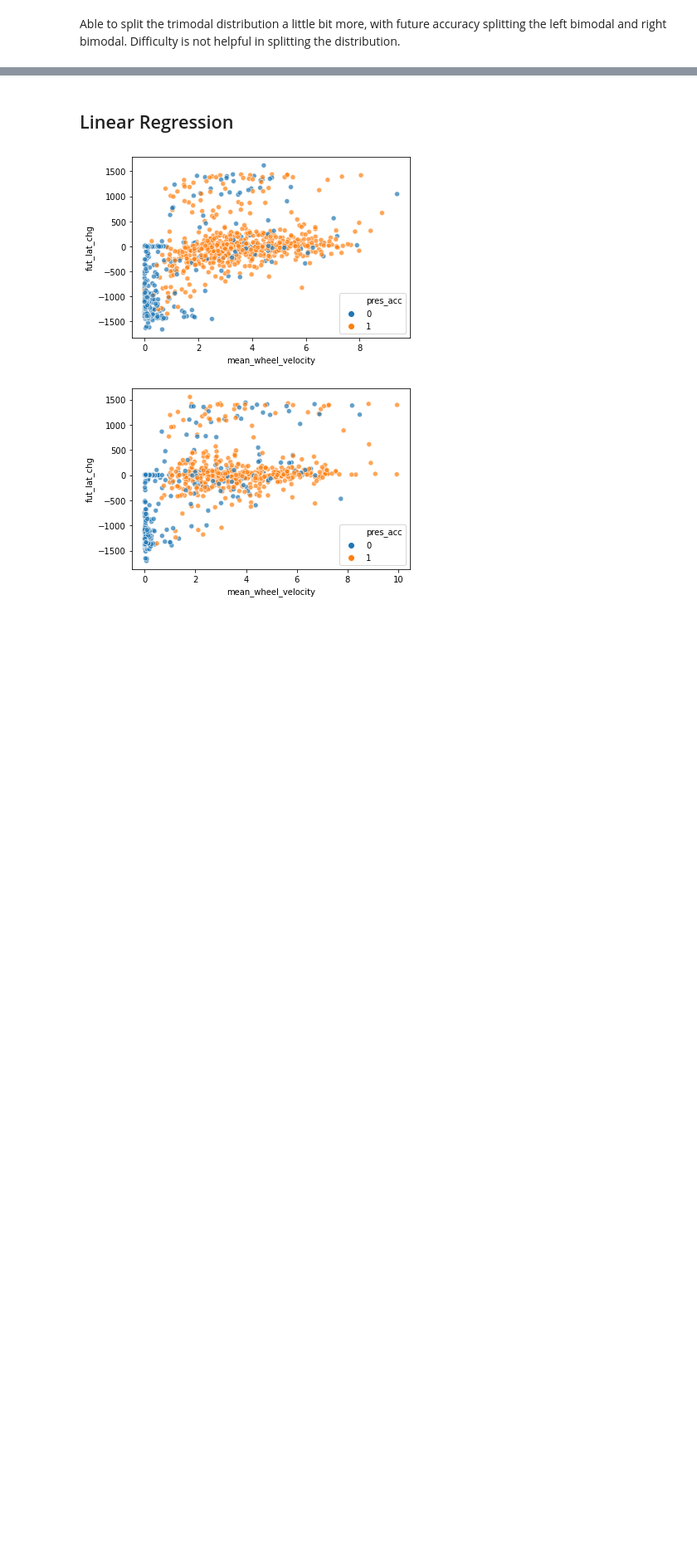
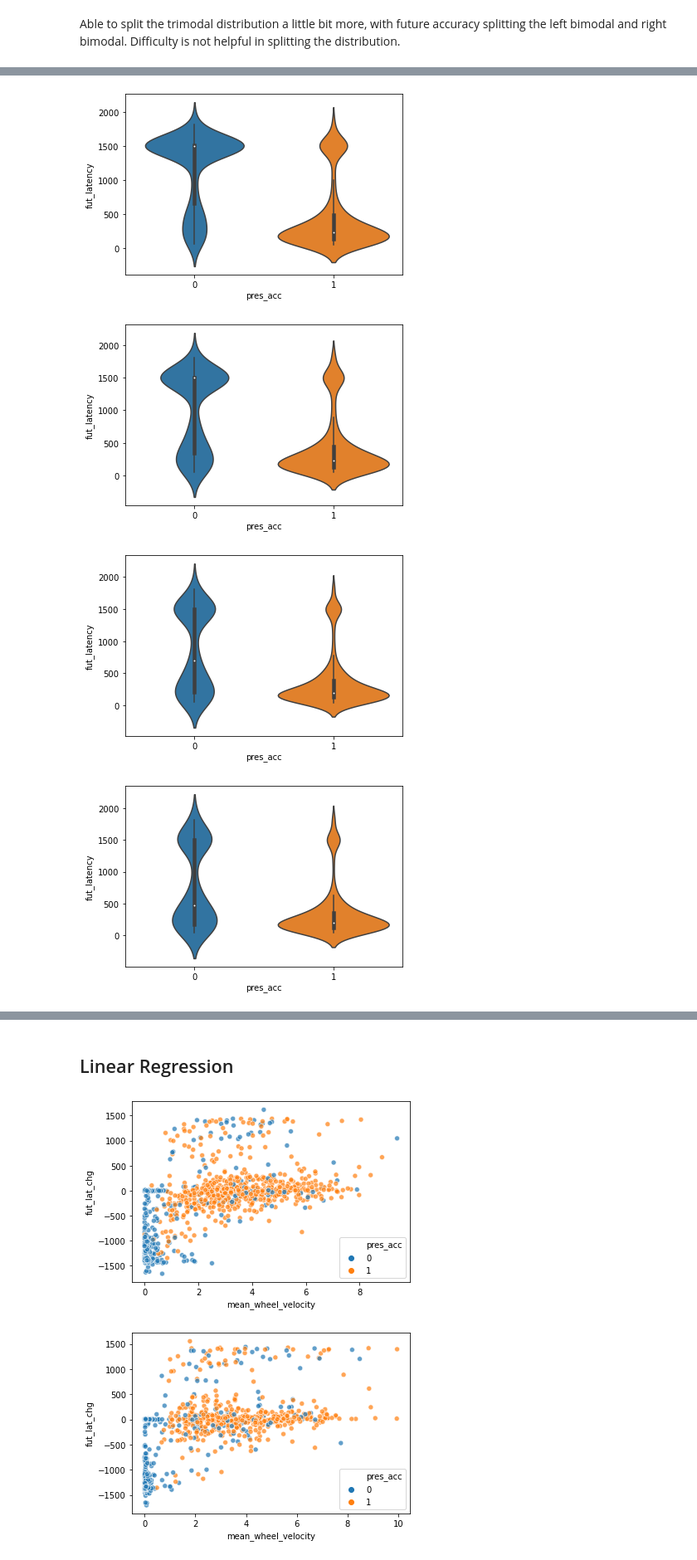
Before and after one commit to jordanlei/neuromatch-project, a Jupyter notebook: allen_main_ntbk.ipynb, the cells around one changed output, grey strips where cells are left out. Shown at 83% size. Saved outputs shown, nothing was run; the diff lists cells and outputs as text; code cells hidden in the pictures; blank space fills up the shorter version.

```diff
--- a/allen_main_ntbk.ipynb
+++ b/allen_main_ntbk.ipynb
@@ -74,0 +85,9 @@ Able to split the trimodal distribution a little bit more, with future accuracy
+# %%
+for dif in np.unique(train['pres_difficulty']):
+    plt.figure()
+    sns.violinplot(x='pres_acc', y='fut_latency', data=only_go[only_go['pres_difficulty'] == dif])
+# %% [output]
+[figure, added]
+[figure, added]
+[figure, added]
+[figure, added]
```
Also changed, not shown: parts of 29 cells of this notebook, 2 other files.
